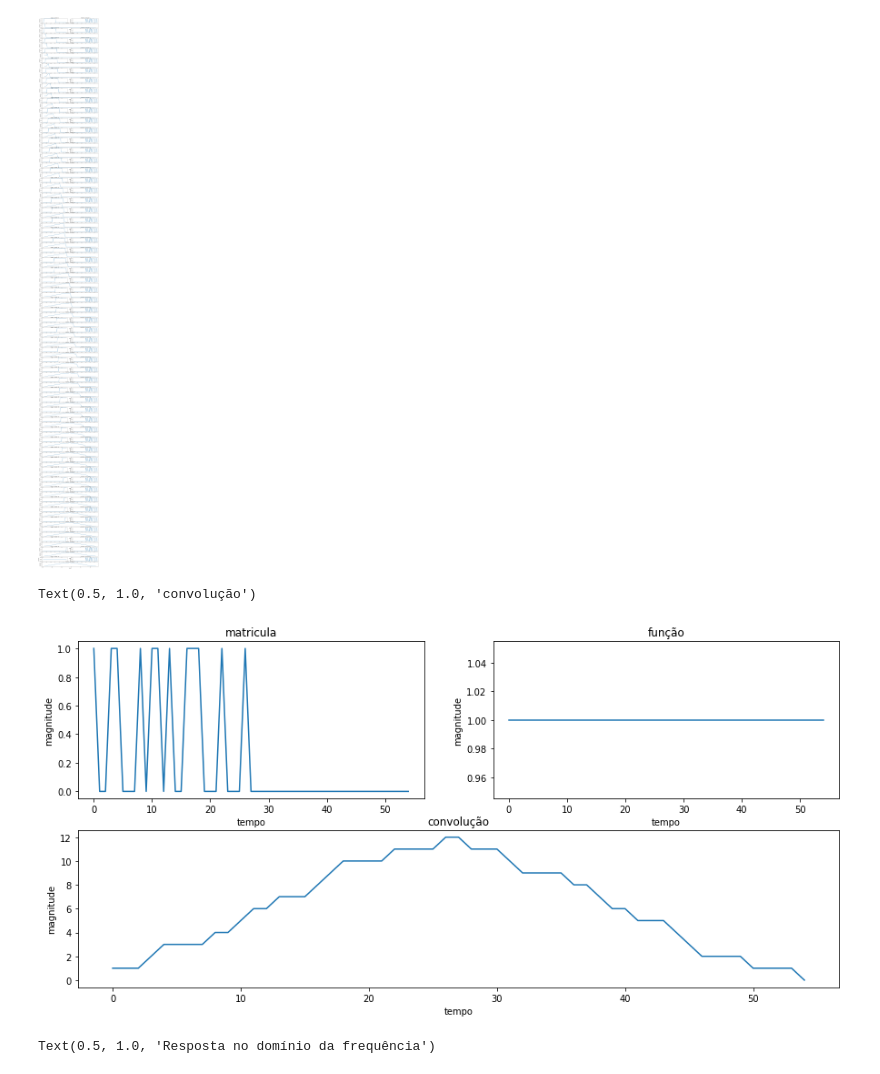
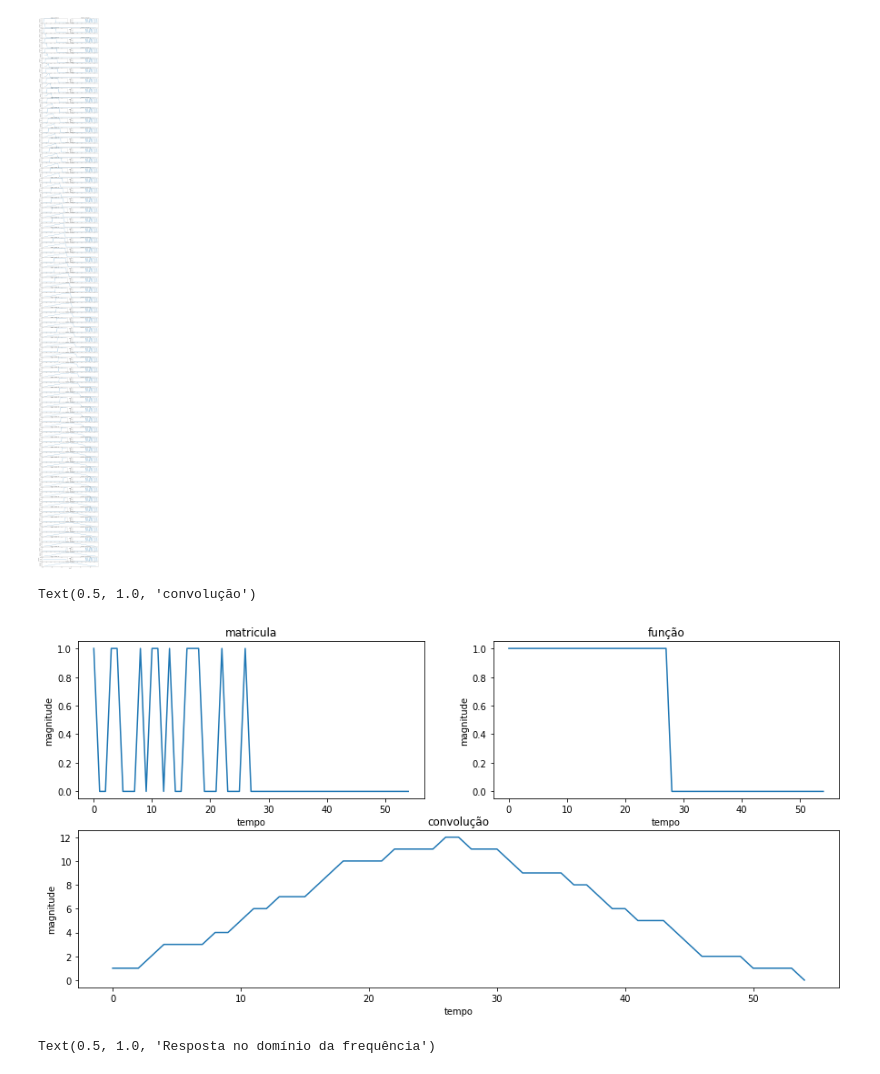
Before and after one commit to ismaelg456g/processamento_de_sinais, a Jupyter notebook: projeto_1/codigo.ipynb, the cells around one changed output. Saved outputs shown, nothing was run; the diff lists cells and outputs as text; code cells hidden in the pictures.

```diff
--- a/projeto_1/codigo.ipynb
+++ b/projeto_1/codigo.ipynb
@@ -69,26 +69,26 @@ resposta=convolucao(matricula,degrau)
 [figure]
 # %%
 f=matricula+list(np.dot(range(len(matricula)-1),0))
-fdeg=degrau+[1]*(len(degrau)-1)
+fdeg=degrau+[0]*(len(degrau)-1)
 t=range(2*len(matricula)-1)
 
 fig=plt.subplots(figsize=(15,7))
 ax1=plt.subplot(2,2,1)
 ax1.plot(t,f)
 ax1.set_xlabel('tempo')
 ax1.set_ylabel('magnitude')
 ax1.set_title('matricula')
 ax2=plt.subplot(2,2,2)
 ax2.plot(t,fdeg)
 ax2.set_xlabel('tempo')
 ax2.set_ylabel('magnitude')
 ax2.set_title('função')
 ax3=plt.subplot(2,1,2)
 ax3.plot(t,resposta)
 ax3.set_xlabel('tempo')
 ax3.set_ylabel('magnitude')
 ax3.set_title('convolução')
 # %% [output]
 Text(0.5, 1.0, 'convolução')
-[figure, old version]
+[figure, new version]
 # %%
```
Also changed, not shown: parts of 1 cell of this notebook.
